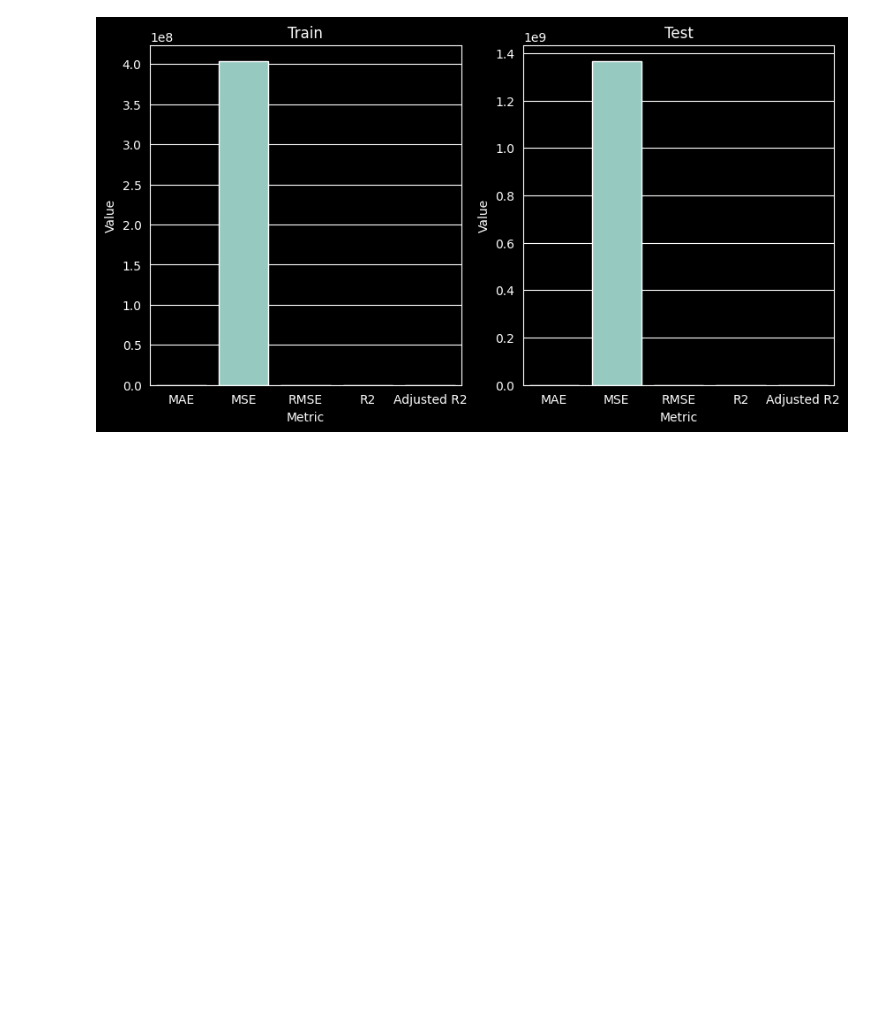
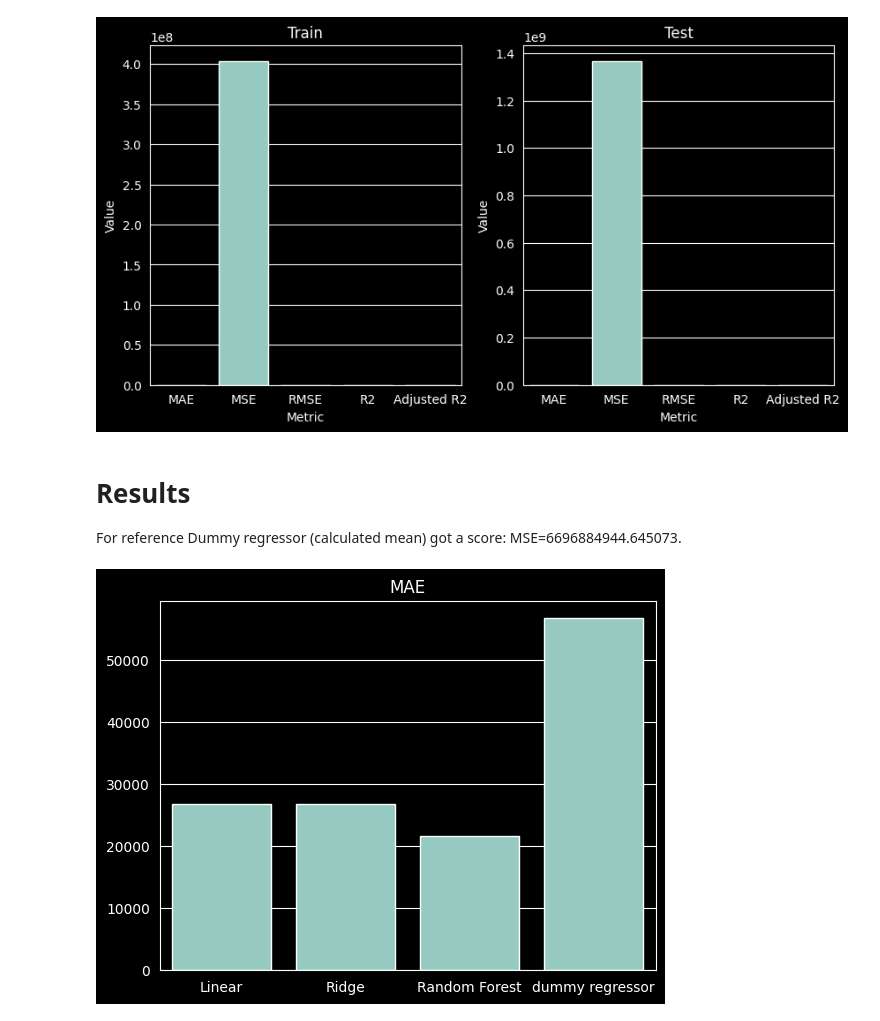
Before and after one commit to xXKeNdAmAmAsTeRXx/House_Prices_project, a Jupyter notebook: 5_Classic_Machine_Learning.ipynb, the cells around one changed output. Saved outputs shown, nothing was run; the diff lists cells and outputs as text; code cells hidden in the pictures; blank space fills up the shorter version.

Commit message:
plot results

```diff
--- a/5_Classic_Machine_Learning.ipynb
+++ b/5_Classic_Machine_Learning.ipynb
@@ -287,3 +287,18 @@ rf_score
 | 3 | R2 | 7.539107e-01 |
 | 4 | Adjusted R2 | 7.485609e-01 |
 [figure]
+# %% [markdown]
+# Results
+For reference Dummy regressor (calculated mean) got a score: MSE=6696884944.645073.
+# %%
+from sklearn.dummy import DummyRegressor
+dummy = DummyRegressor(strategy='mean')
+dummy.fit(train_x, train_y)
+pred_dummy = dummy.predict(test_x)
+mae_d = mean_absolute_error(test_y, pred_dummy)
+
+sns.barplot(y = [linear_score.loc[0, 'Value'], ridge_score.loc[0, 'Value'], rf_score.loc[0, 'Value'], mae_d], x = ['Linear', 'Ridge', 'Random Forest', 'dummy regressor'])
+plt.title("MAE")
+plt.show()
+# %% [output]
+[figure, added]
```
